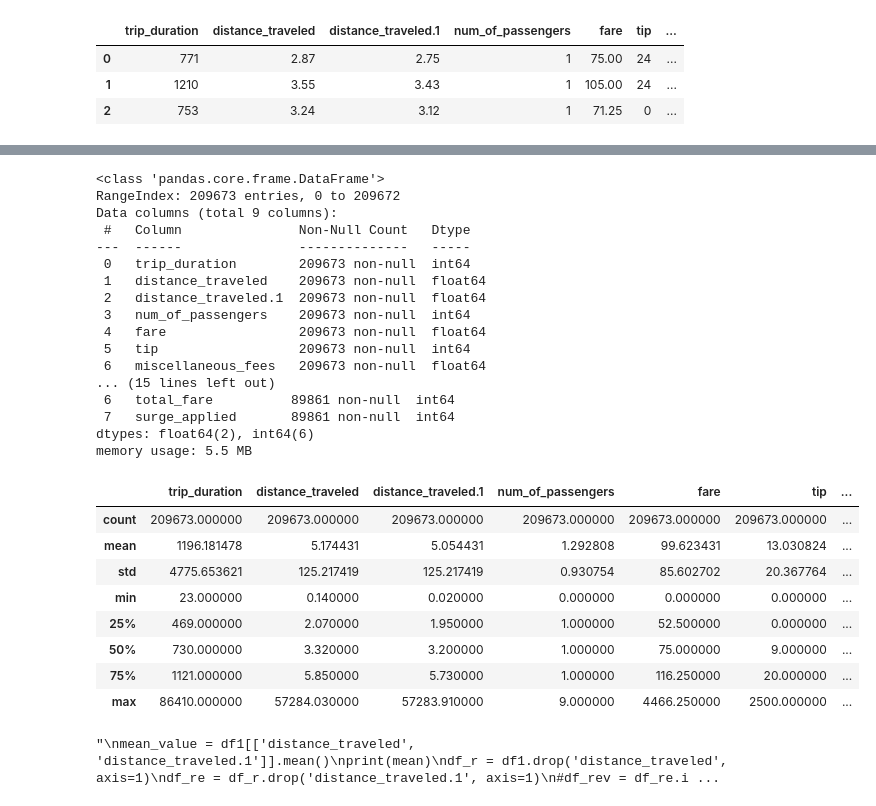
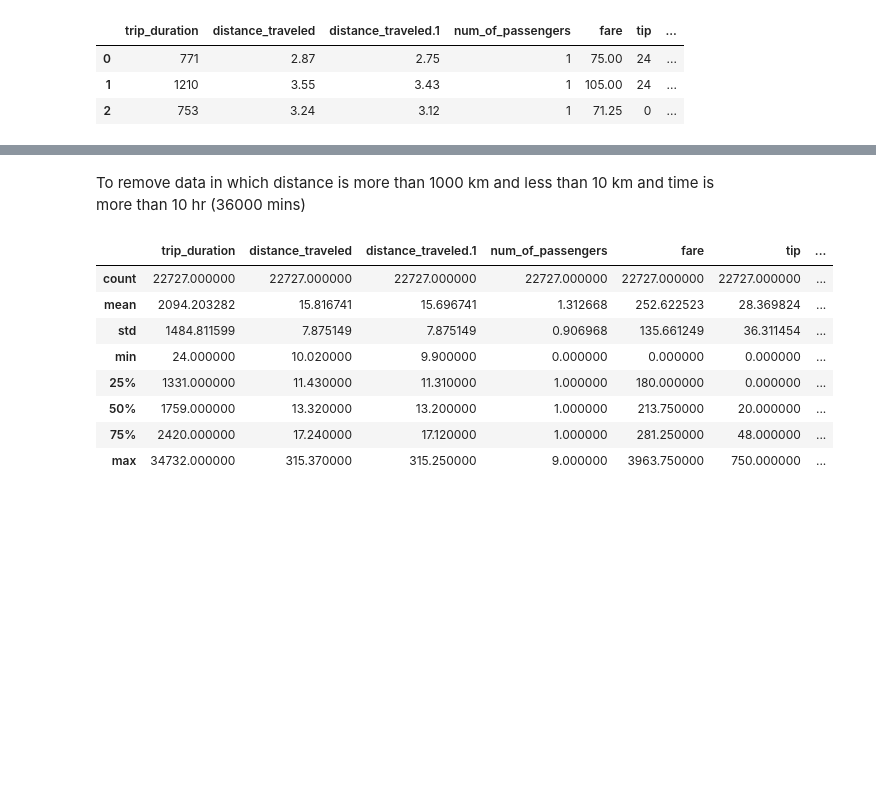
Before and after one commit to HARSHAZGREAT/Databytetast1, a Jupyter notebook: farepred.ipynb, the cells around one changed output, grey strips where cells are left out. Saved outputs shown, nothing was run; the diff lists cells and outputs as text; code cells hidden in the pictures; blank space fills up the shorter version.

```diff
--- a/farepred.ipynb
+++ b/farepred.ipynb
@@ -42,41 +63,18 @@ df2.head(3)
+# %% [markdown]
+To remove data in which distance is more than 1000 km and less than 10 km and time is more than 10 hr (36000 mins)
+# %%
+df1 = df1[df1['distance_traveled'] < 1000]
+df1 = df1[df1['distance_traveled'] > 10]
+df1 = df1[df1['trip_duration'] < 36000]
 # %%
-df1.info()
-df2.info()
 df1.describe()
 # %% [output]
-<class 'pandas.core.frame.DataFrame'>
-RangeIndex: 209673 entries, 0 to 209672
-Data columns (total 9 columns):
- #   Column               Non-Null Count   Dtype
----  ------               --------------   -----
- 0   trip_duration        209673 non-null  int64
- 1   distance_traveled    209673 non-null  float64
- 2   distance_traveled.1  209673 non-null  float64
- 3   num_of_passengers    209673 non-null  int64
- 4   fare                 209673 non-null  float64
- 5   tip                  209673 non-null  int64
- 6   miscellaneous_fees   209673 non-null  float64
-... (15 lines left out)
- 6   total_fare          89861 non-null  int64
- 7   surge_applied       89861 non-null  int64
-dtypes: float64(2), int64(6)
-memory usage: 5.5 MB
 |  | trip_duration | distance_traveled | distance_traveled.1 | num_of_passengers | fare | tip | ... |
-| count | 209673.000000 | 209673.000000 | 209673.000000 | 209673.000000 | 209673.000000 | 209673.000000 | ... |
-| mean | 1196.181478 | 5.174431 | 5.054431 | 1.292808 | 99.623431 | 13.030824 | ... |
-| std | 4775.653621 | 125.217419 | 125.217419 | 0.930754 | 85.602702 | 20.367764 | ... |
-| min | 23.000000 | 0.140000 | 0.020000 | 0.000000 | 0.000000 | 0.000000 | ... |
-| 25% | 469.000000 | 2.070000 | 1.950000 | 1.000000 | 52.500000 | 0.000000 | ... |
-| 50% | 730.000000 | 3.320000 | 3.200000 | 1.000000 | 75.000000 | 9.000000 | ... |
-| 75% | 1121.000000 | 5.850000 | 5.730000 | 1.000000 | 116.250000 | 20.000000 | ... |
-| max | 86410.000000 | 57284.030000 | 57283.910000 | 9.000000 | 4466.250000 | 2500.000000 | ... |
+| count | 22727.000000 | 22727.000000 | 22727.000000 | 22727.000000 | 22727.000000 | 22727.000000 | ... |
+| mean | 2094.203282 | 15.816741 | 15.696741 | 1.312668 | 252.622523 | 28.369824 | ... |
+| std | 1484.811599 | 7.875149 | 7.875149 | 0.906968 | 135.661249 | 36.311454 | ... |
+| min | 24.000000 | 10.020000 | 9.900000 | 0.000000 | 0.000000 | 0.000000 | ... |
+| 25% | 1331.000000 | 11.430000 | 11.310000 | 1.000000 | 180.000000 | 0.000000 | ... |
+| 50% | 1759.000000 | 13.320000 | 13.200000 | 1.000000 | 213.750000 | 20.000000 | ... |
+| 75% | 2420.000000 | 17.240000 | 17.120000 | 1.000000 | 281.250000 | 48.000000 | ... |
+| max | 34732.000000 | 315.370000 | 315.250000 | 9.000000 | 3963.750000 | 750.000000 | ... |
-# %%
-'''
-mean_value = df1[['distance_traveled', 'distance_traveled.1']].mean()
-print(mean)
-df_r = df1.drop('distance_traveled', axis=1)
-df_re = df_r.drop('distance_traveled.1', axis=1)
-#df_rev = df_re.insert(2, 'distance_traveled', mean_value)
-'''
-# %% [output]
-"\nmean_value = df1[['distance_traveled', 'distance_traveled.1']].mean()\nprint(mean)\ndf_r = df1.drop('distance_traveled', axis=1)\ndf_re = df_r.drop('distance_traveled.1', axis=1)\n#df_rev = df_re.i ...
```
Also changed, not shown: parts of 20 cells of this notebook.
